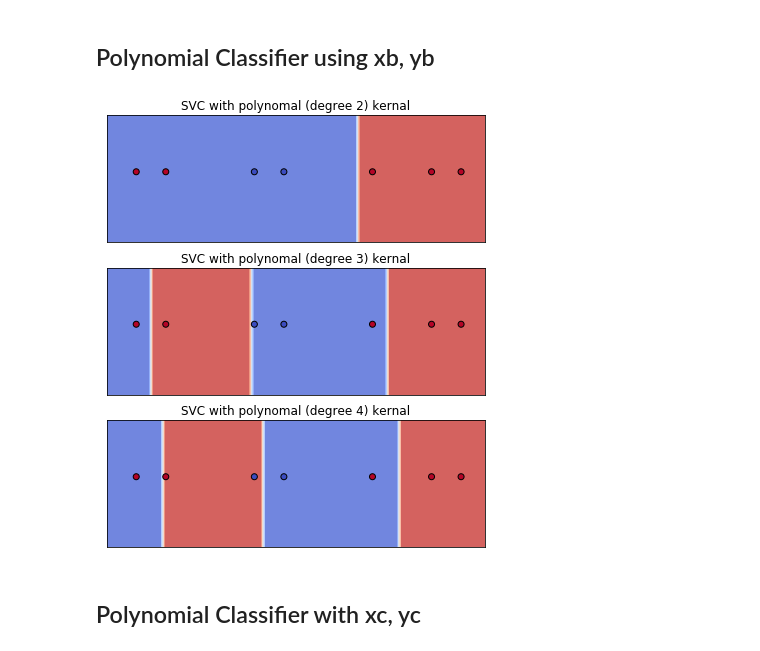
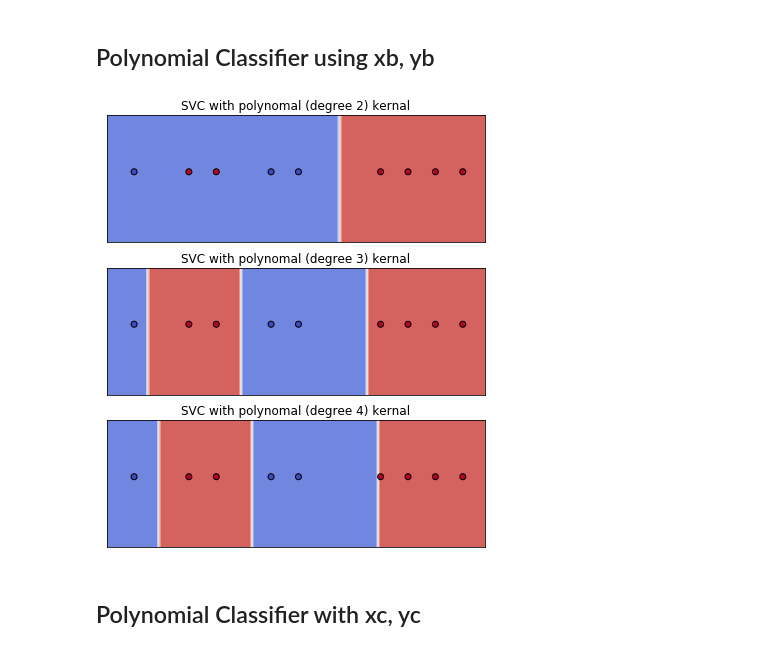
Before and after one commit to rameshjes/neural-network, a Jupyter notebook: assignment07/ramesh/workbench_07.ipynb, the cells around one changed output. Saved outputs shown, nothing was run; the diff lists cells and outputs as text; code cells hidden in the pictures.

```diff
--- a/assignment07/ramesh/workbench_07.ipynb
+++ b/assignment07/ramesh/workbench_07.ipynb
@@ -150,21 +150,21 @@ plt.show()
 # %%
 models = (classifer.svm_classifier('poly', xb, yb, 2),
           classifer.svm_classifier('poly', xb, yb, 3),
           classifer.svm_classifier('poly', xb, yb, 4))
 
 # title for the plots
 titles = ('SVC with polynomal (degree 2) kernal',
           'SVC with polynomal (degree 3) kernal',
           'SVC with polynomal (degree 4) kernal',)
 
 # Set-up 2x1 grid for plotting.
 fig, sub = plt.subplots(3, 1)
 # plt.subplots_adjust(wspace=2, hspace=2)
 plt.subplots_adjust(bottom=1.0, right=1.0, top=2.5)
-classifier_plot(models, titles, sub , xa,ya)
+classifier_plot(models, titles, sub , xb,yb)
 plt.show()
 # %% [output]
-[figure, old version]
+[figure, new version]
 # %% [markdown]
 ## Polynomial Classifier with xc, yc
 # %%
```
Also changed, not shown: parts of 1 cell of this notebook.
